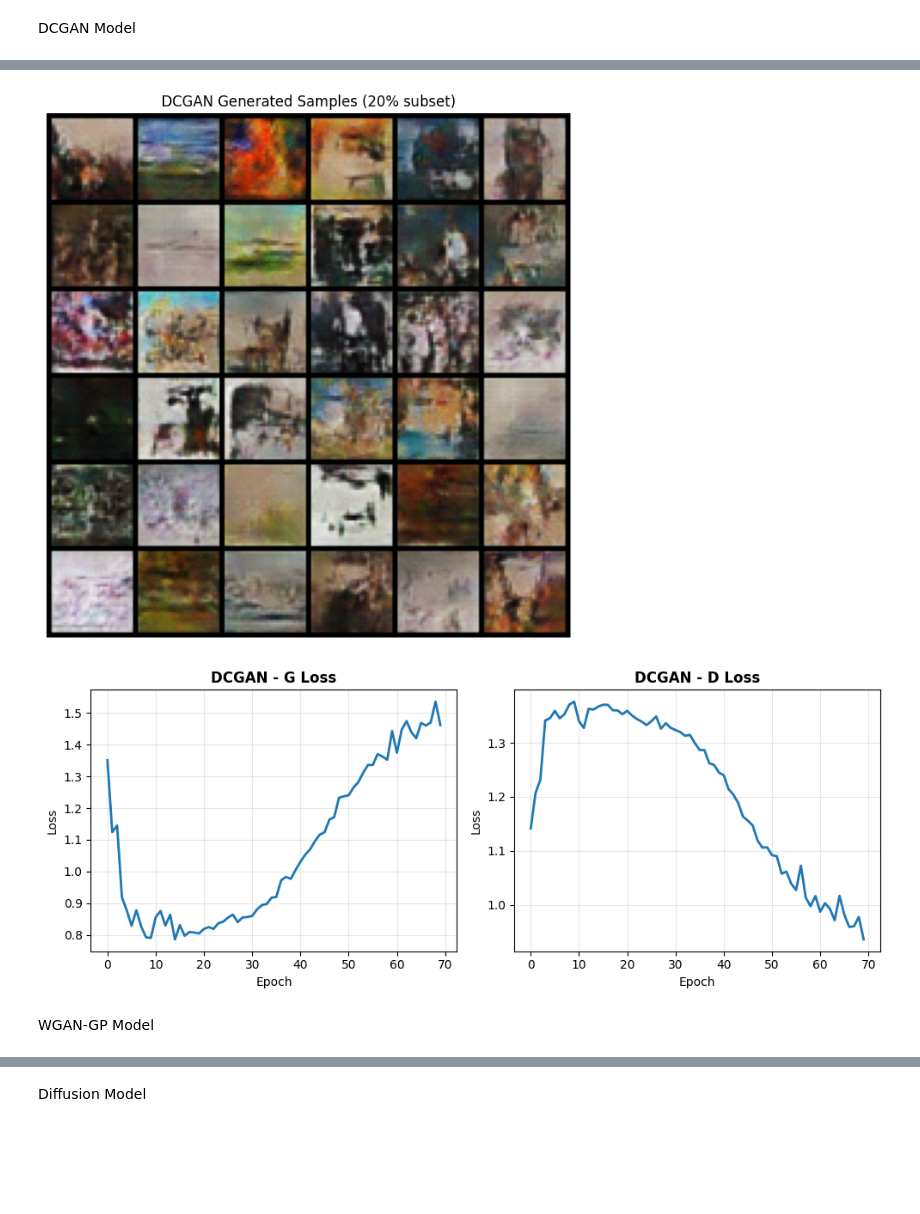
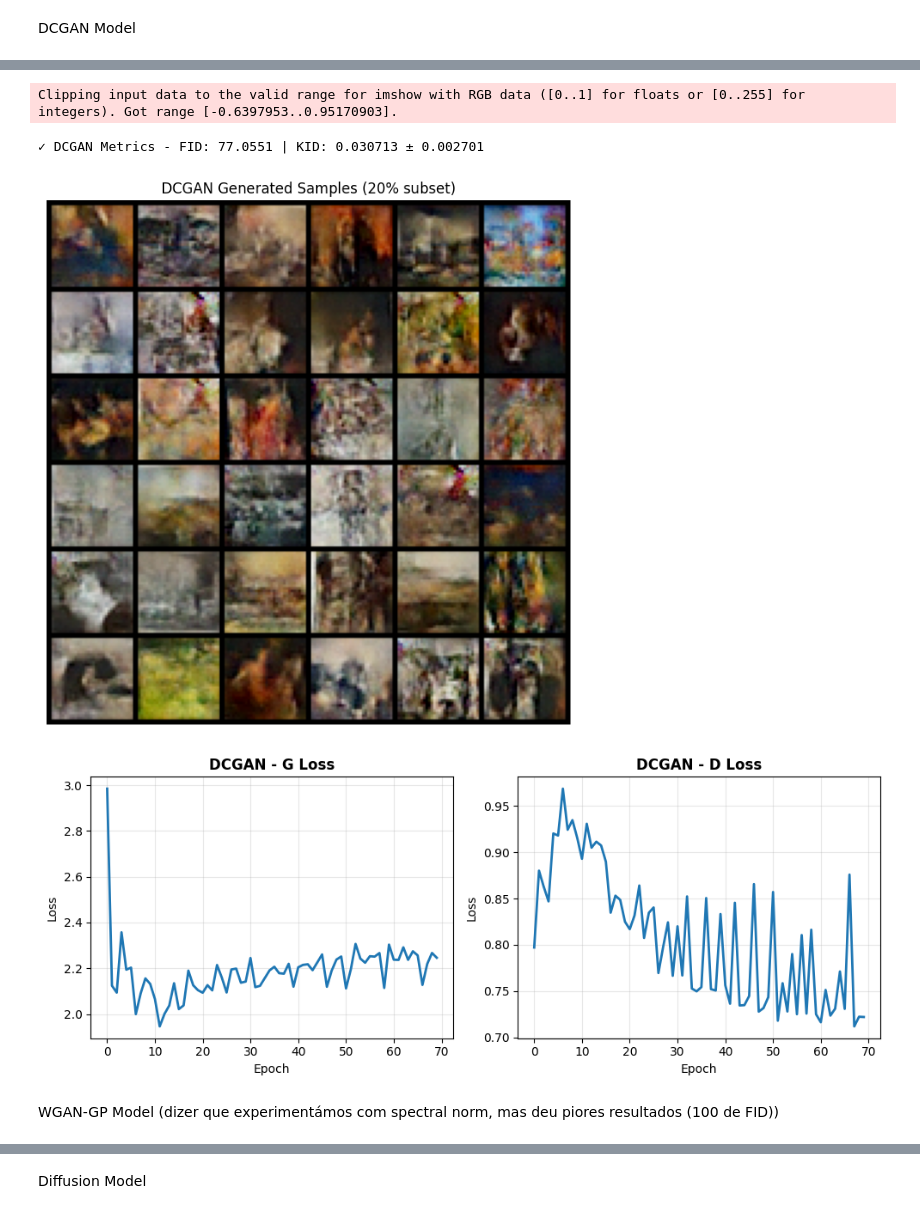
Before and after one commit to httpirsh/miacd-iag-generative-modelling, a Jupyter notebook: notebooks/ArtBench10_Student_Start_Pack.ipynb, the cells around one changed output, grey strips where cells are left out. Cells and saved outputs as stored; diff of their text form; code cells hidden in the pictures; blank space fills up the shorter version.

```diff
--- a/notebooks/ArtBench10_Student_Start_Pack.ipynb
+++ b/notebooks/ArtBench10_Student_Start_Pack.ipynb
@@ -430,8 +431,10 @@ class VAEEncoder(nn.Module):
         super().__init__()
         self.conv = nn.Sequential(
             nn.Conv2d(img_channels, 32, 4, stride=2, padding=1),   # 32→16
-            nn.ReLU(), nn.Conv2d(32, 64, 4, stride=2, padding=1),  # 16→8
-            nn.ReLU(), nn.Conv2d(64, 128, 4, stride=2, padding=1), # 8→4
+            nn.ReLU(),
+            nn.Conv2d(32, 64, 4, stride=2, padding=1),  # 16→8
+            nn.ReLU(),
+            nn.Conv2d(64, 128, 4, stride=2, padding=1), # 8→4
             nn.ReLU(),
         )
         self.fc_mu = nn.Linear(128 * 4 * 4, latent_dim)
@@ -449,8 +452,10 @@ class VAEDecoder(nn.Module):
         self.fc = nn.Linear(latent_dim, 128 * 4 * 4)
         self.deconv = nn.Sequential(
             nn.ConvTranspose2d(128, 64, 4, stride=2, padding=1),   # 4→8
-            nn.ReLU(), nn.ConvTranspose2d(64, 32, 4, stride=2, padding=1), # 8→16
-            nn.ReLU(), nn.ConvTranspose2d(32, img_channels, 4, stride=2, padding=1), # 16→32
+            nn.ReLU(),
+            nn.ConvTranspose2d(64, 32, 4, stride=2, padding=1), # 8→16
+            nn.ReLU(),
+            nn.ConvTranspose2d(32, img_channels, 4, stride=2, padding=1), # 16→32
             nn.Sigmoid(),  # [0,1]
         )
 
@@ -1082,8 +1095,8 @@ def generate_vae_samples(model, num_samples=5000, latent_dim=64, batch_size=128)
     return torch.cat(samples, dim=0)[:num_samples]
 
 
-def generate_dcgan_samples(generator, num_samples=5000, latent_dim=128, batch_size=128):
-    """Generate samples from trained DCGAN"""
+def generate_gan_samples(generator, num_samples=5000, latent_dim=128, batch_size=128):
+    """Generate samples from trained GAN"""
     generator.eval()
     samples = []
     with torch.no_grad():
@@ -1092,21 +1105,7 @@ def generate_dcgan_samples(generator, num_samples=5000, latent_dim=128, batch_si
             z = torch.randn(batch_size_actual, latent_dim, device=DEVICE)
             sample = generator(z)
             samples.append(sample.cpu())
-    return torch.clamp(torch.cat(samples, dim=0)[:num_samples], 0, 1)
-
-
-def generate_wgan_gp_samples(generator, num_samples=5000, latent_dim=128, batch_size=128):
-    """Generate samples from trained WGAN-GP generator"""
-    generator.eval()
-    samples = []
-    with torch.no_grad():
-        for _ in range(0, num_samples, batch_size):
-            batch_size_actual = min(batch_size, num_samples - len(samples))
-            z = torch.randn(batch_size_actual, latent_dim, device=DEVICE)
-            sample = generator(z)
-            samples.append(sample.cpu())
-    # WGAN-GP outputs unbounded values, so clamp to [0, 1]
-    return torch.clamp(torch.cat(samples, dim=0)[:num_samples], 0, 1)
+    return torch.cat(samples, dim=0)[:num_samples]
 
 
 def generate_diffusion_samples(model, schedule, num_samples=5000, batch_size=128):
@@ -1256,13 +1255,13 @@ VAE Model
 set_seed(SEED)
 
 # Initialize and train VAE model
-vae = VAE(latent_dim=128)
+vae = VAE(latent_dim=256)
 print("Training VAE on 20% subset...")
 vae_trained, vae_history = train_vae(vae, train_loader_from_csv, num_epochs=70, learning_rate=0.0002, beta=1.0)
 
 # Generate 5000 samples for evaluation
 print("\nGenerating 5000 VAE samples...")
-samples_vae = generate_vae_samples(vae_trained, num_samples=5000, latent_dim=128, batch_size=128)
+samples_vae = generate_vae_samples(vae_trained, num_samples=5000, latent_dim=256, batch_size=128)
 
 # Extract features and compute metrics
 print("Extracting Inception features from VAE samples...")
@@ -1304,14 +1303,14 @@ DCGAN Model
 set_seed(SEED)
 
 # Initialize and train DCGAN models
-dcgan_gen = DCGANGenerator(latent_dim=128, img_channels=3)
-dcgan_disc = DCGANDiscriminator(img_channels=3)
+dcgan_gen = DCGenerator(latent_dim=256)
+dcgan_disc = DCDiscriminator()
 print("Training DCGAN on 20% subset...")
-dcgan_gen, dcgan_disc, dcgan_hist = train_dcgan(dcgan_gen, dcgan_disc, train_loader_from_csv, num_epochs=70, learning_rate=0.0002, latent_dim=128)
+dcgan_gen, dcgan_disc, dcgan_hist = train_dcgan(dcgan_gen, dcgan_disc, train_loader_from_csv, num_epochs=70, learning_rate=0.0002, latent_dim=256)
 
 # Generate 5000 samples for evaluation
 print("\nGenerating 5000 DCGAN samples...")
-sample_dcgan = generate_dcgan_samples(dcgan_gen, num_samples=5000, latent_dim=128, batch_size=128)
+sample_dcgan = generate_gan_samples(dcgan_gen, num_samples=5000, latent_dim=256, batch_size=128)
 
 # Extract features and compute metrics
 print("Extracting Inception features from DCGAN samples...")
@@ -1351,7 +1348,9 @@ Computing KID (50 subsets of 100 samples)...
+Clipping input data to the valid range for imshow with RGB data ([0..1] for floats or [0..255] for integers). Got range [-0.6397953..0.95170903].
+✓ DCGAN Metrics - FID: 77.0551 | KID: 0.030713 ± 0.002701
-[figure, old version]
+[figure, new version]
-[figure, old version]
+[figure, new version]
 # %% [markdown]
-WGAN-GP Model
+WGAN-GP Model (dizer que experimentámos com spectral norm, mas deu piores resultados (100 de FID))
 # %%
 set_seed(SEED)
 
```
Also changed, not shown: parts of 15 cells of this notebook.
